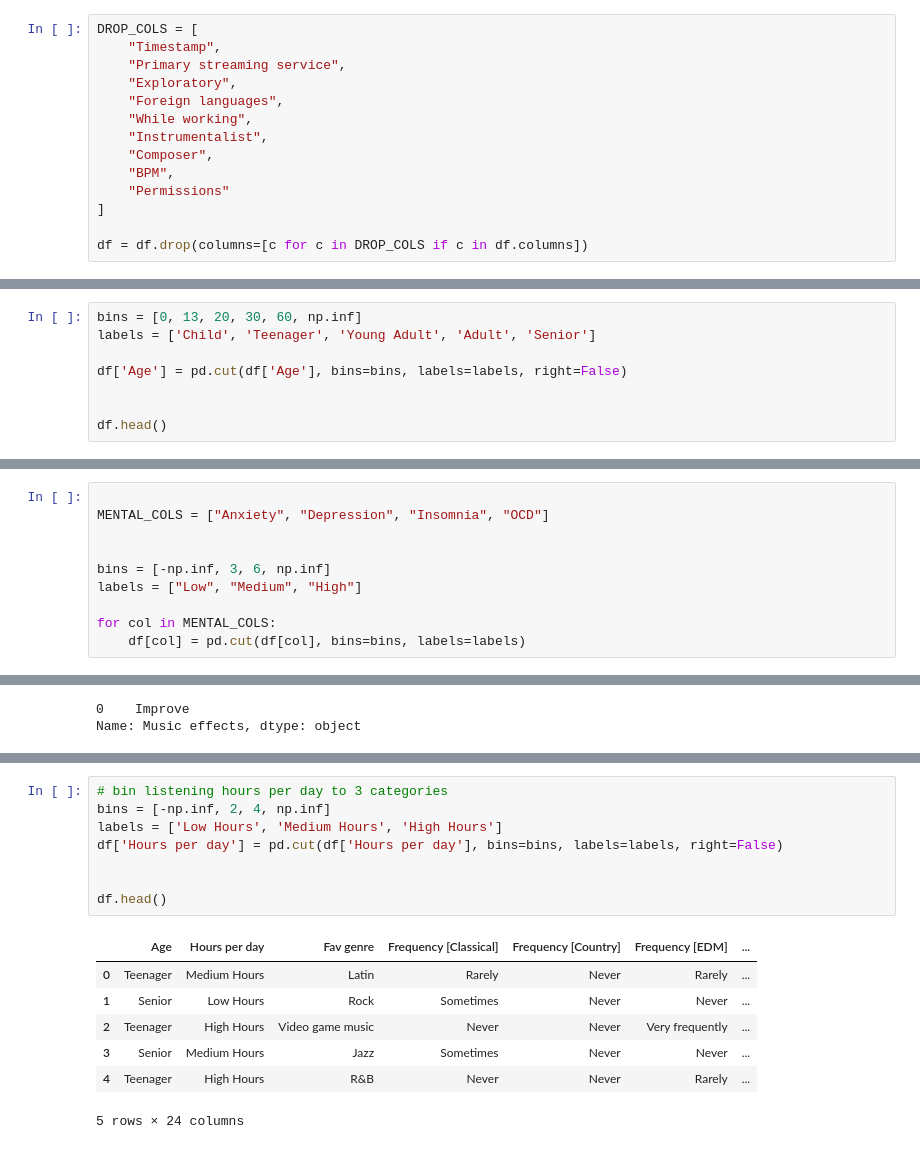
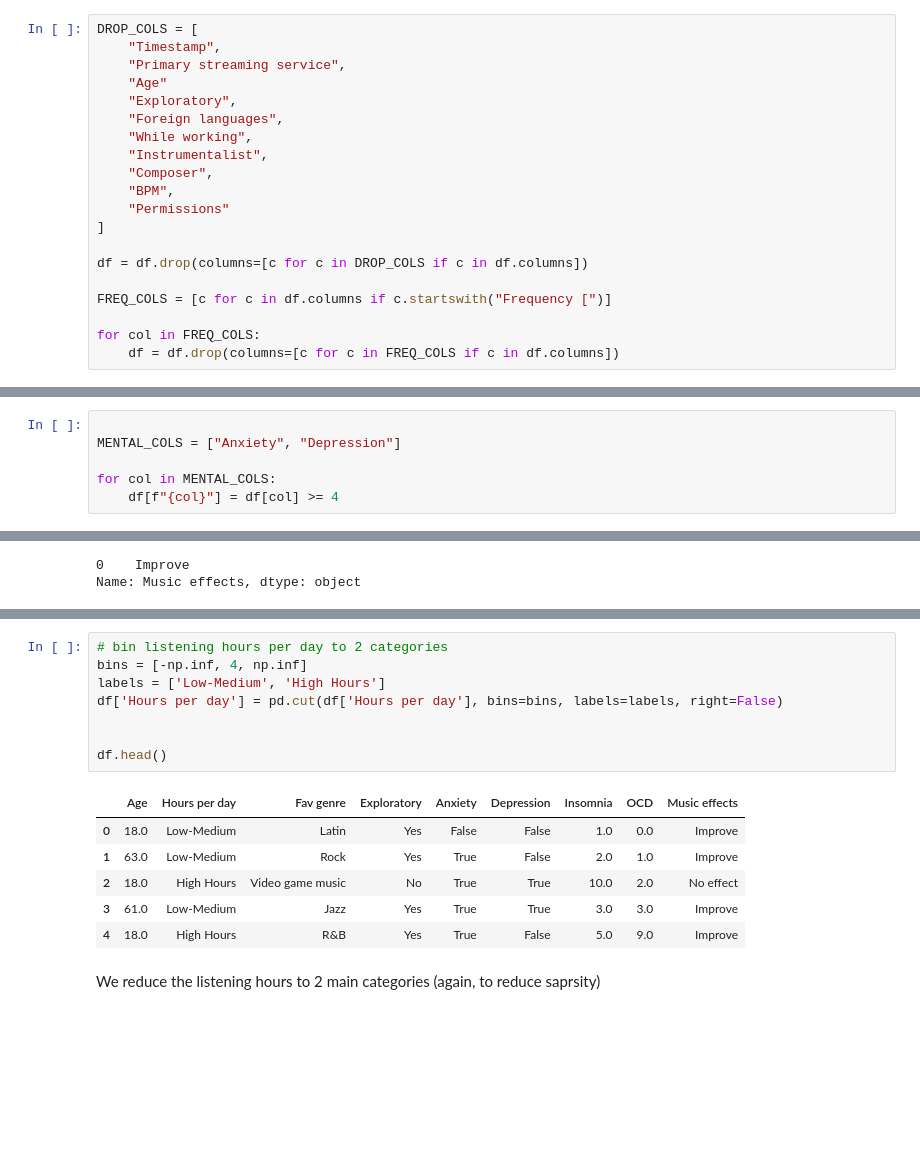
Before and after one commit to bbeecue/CSC172-AssociationMining-Belvis, a Jupyter notebook: notebooks/exploration_preprocessing.ipynb, the cells around one changed output, grey strips where cells are left out. Saved outputs shown, nothing was run; the diff lists cells and outputs as text; blank space fills up the shorter version.

```diff
--- a/notebooks/exploration_preprocessing.ipynb
+++ b/notebooks/exploration_preprocessing.ipynb
@@ -54,6 +120,7 @@ Index(['Timestamp', 'Age', 'Primary streaming service', 'Hours per day',
 DROP_COLS = [
     "Timestamp",
     "Primary streaming service",
+    "Age"
     "Exploratory",
     "Foreign languages",
     "While working",
@@ -64,3 +131,8 @@ DROP_COLS = [
 ]
 
 df = df.drop(columns=[c for c in DROP_COLS if c in df.columns])
+
+FREQ_COLS = [c for c in df.columns if c.startswith("Frequency [")]
+
+for col in FREQ_COLS:
+    df = df.drop(columns=[c for c in FREQ_COLS if c in df.columns])
@@ -77,8 +161,0 @@ df.head()
-# %%
-bins = [0, 13, 20, 30, 60, np.inf]
-labels = ['Child', 'Teenager', 'Young Adult', 'Adult', 'Senior']
-
-df['Age'] = pd.cut(df['Age'], bins=bins, labels=labels, right=False)
-
-
-df.head()
@@ -93,10 +162,6 @@ df.head()
 # %%
 
-MENTAL_COLS = ["Anxiety", "Depression", "Insomnia", "OCD"]
-
-
-bins = [-np.inf, 3, 6, np.inf]
-labels = ["Low", "Medium", "High"]
+MENTAL_COLS = ["Anxiety", "Depression"]
 
 for col in MENTAL_COLS:
-    df[col] = pd.cut(df[col], bins=bins, labels=labels)
+    df[f"{col}"] = df[col] >= 4
@@ -153,17 +213,18 @@ df.head()
 # %%
-# bin listening hours per day to 3 categories
-bins = [-np.inf, 2, 4, np.inf]
-labels = ['Low Hours', 'Medium Hours', 'High Hours']
+# bin listening hours per day to 2 categories
+bins = [-np.inf, 4, np.inf]
+labels = ['Low-Medium', 'High Hours']
 df['Hours per day'] = pd.cut(df['Hours per day'], bins=bins, labels=labels, right=False)
 
 
 df.head()
 # %% [output]
-|  | Age | Hours per day | Fav genre | Frequency [Classical] | Frequency [Country] | Frequency [EDM] | ... |
-| 0 | Teenager | Medium Hours | Latin | Rarely | Never | Rarely | ... |
-| 1 | Senior | Low Hours | Rock | Sometimes | Never | Never | ... |
-| 2 | Teenager | High Hours | Video game music | Never | Never | Very frequently | ... |
-| 3 | Senior | Medium Hours | Jazz | Sometimes | Never | Never | ... |
-| 4 | Teenager | High Hours | R&B | Never | Never | Rarely | ... |
+|  | Age | Hours per day | Fav genre | Exploratory | Anxiety | Depression | Insomnia | OCD | Music effects |
+| 0 | 18.0 | Low-Medium | Latin | Yes | False | False | 1.0 | 0.0 | Improve |
+| 1 | 63.0 | Low-Medium | Rock | Yes | True | False | 2.0 | 1.0 | Improve |
+| 2 | 18.0 | High Hours | Video game music | No | True | True | 10.0 | 2.0 | No effect |
+| 3 | 61.0 | Low-Medium | Jazz | Yes | True | True | 3.0 | 3.0 | Improve |
+| 4 | 18.0 | High Hours | R&B | Yes | True | False | 5.0 | 9.0 | Improve |
-5 rows × 24 columns
+# %% [markdown]
+We reduce the listening hours to 2 main categories (again, to reduce saprsity)
 # %%
```
Also changed, not shown: parts of 29 cells of this notebook, 4 other files.
